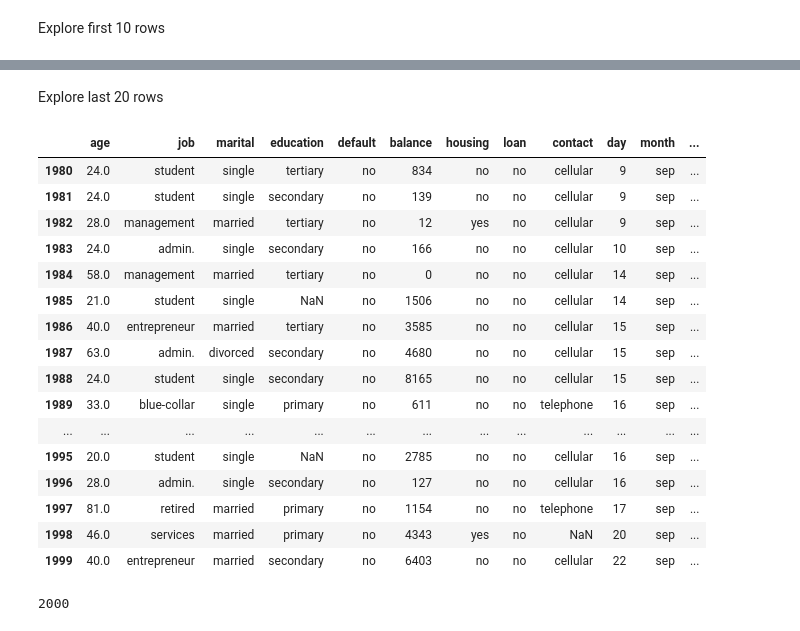
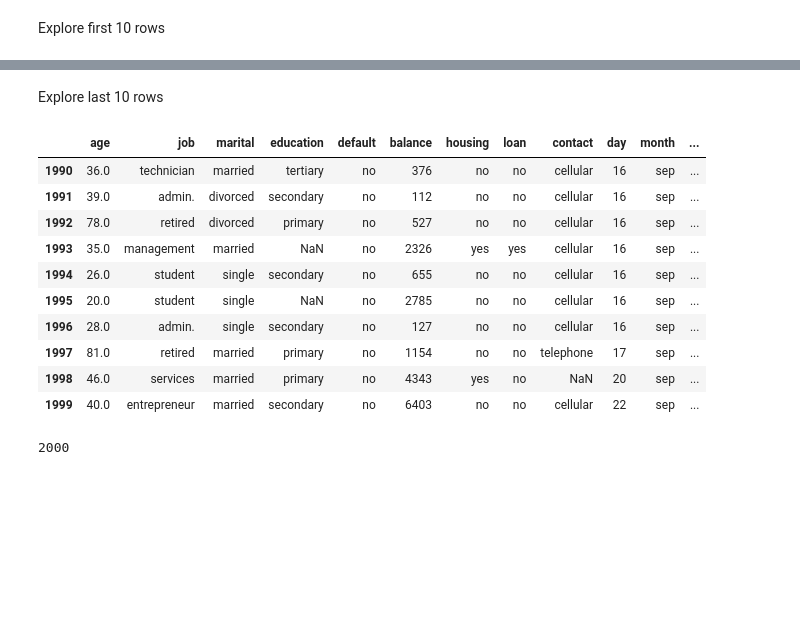
Before and after one commit to mandricic/CS5062, a Jupyter notebook: etivity1.ipynb, the cells around one changed output, grey strips where cells are left out. Drawn from its saved outputs; the diff is of its cells as text; code cells hidden in the pictures; blank space fills up the shorter version.

```diff
--- a/etivity1.ipynb
+++ b/etivity1.ipynb
@@ -41,20 +36,14 @@ df.head(10)
 # %% [markdown]
-Explore last 20 rows
+Explore last 10 rows
 # %%
-df.tail(20)
+df.tail(10)
 # %% [output]
 |  | age | job | marital | education | default | balance | housing | loan | contact | day | month | ... |
-| 1980 | 24.0 | student | single | tertiary | no | 834 | no | no | cellular | 9 | sep | ... |
-| 1981 | 24.0 | student | single | secondary | no | 139 | no | no | cellular | 9 | sep | ... |
-| 1982 | 28.0 | management | married | tertiary | no | 12 | yes | no | cellular | 9 | sep | ... |
-| 1983 | 24.0 | admin. | single | secondary | no | 166 | no | no | cellular | 10 | sep | ... |
-| 1984 | 58.0 | management | married | tertiary | no | 0 | no | no | cellular | 14 | sep | ... |
-| 1985 | 21.0 | student | single | NaN | no | 1506 | no | no | cellular | 14 | sep | ... |
-| 1986 | 40.0 | entrepreneur | married | tertiary | no | 3585 | no | no | cellular | 15 | sep | ... |
-| 1987 | 63.0 | admin. | divorced | secondary | no | 4680 | no | no | cellular | 15 | sep | ... |
-| 1988 | 24.0 | student | single | secondary | no | 8165 | no | no | cellular | 15 | sep | ... |
-| 1989 | 33.0 | blue-collar | single | primary | no | 611 | no | no | telephone | 16 | sep | ... |
-| ... | ... | ... | ... | ... | ... | ... | ... | ... | ... | ... | ... | ... |
+| 1990 | 36.0 | technician | married | tertiary | no | 376 | no | no | cellular | 16 | sep | ... |
+| 1991 | 39.0 | admin. | divorced | secondary | no | 112 | no | no | cellular | 16 | sep | ... |
+| 1992 | 78.0 | retired | divorced | primary | no | 527 | no | no | cellular | 16 | sep | ... |
+| 1993 | 35.0 | management | married | NaN | no | 2326 | yes | yes | cellular | 16 | sep | ... |
+| 1994 | 26.0 | student | single | secondary | no | 655 | no | no | cellular | 16 | sep | ... |
 | 1995 | 20.0 | student | single | NaN | no | 2785 | no | no | cellular | 16 | sep | ... |
 | 1996 | 28.0 | admin. | single | secondary | no | 127 | no | no | cellular | 16 | sep | ... |
 | 1997 | 81.0 | retired | married | primary | no | 1154 | no | no | telephone | 17 | sep | ... |
```
Also changed, not shown: parts of 7 cells of this notebook.
